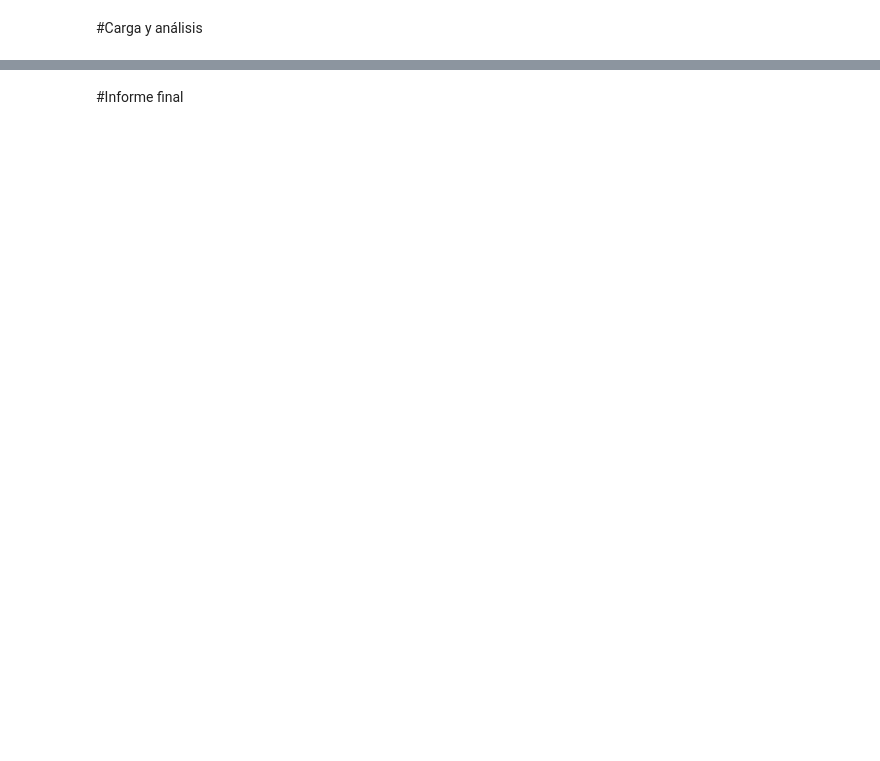
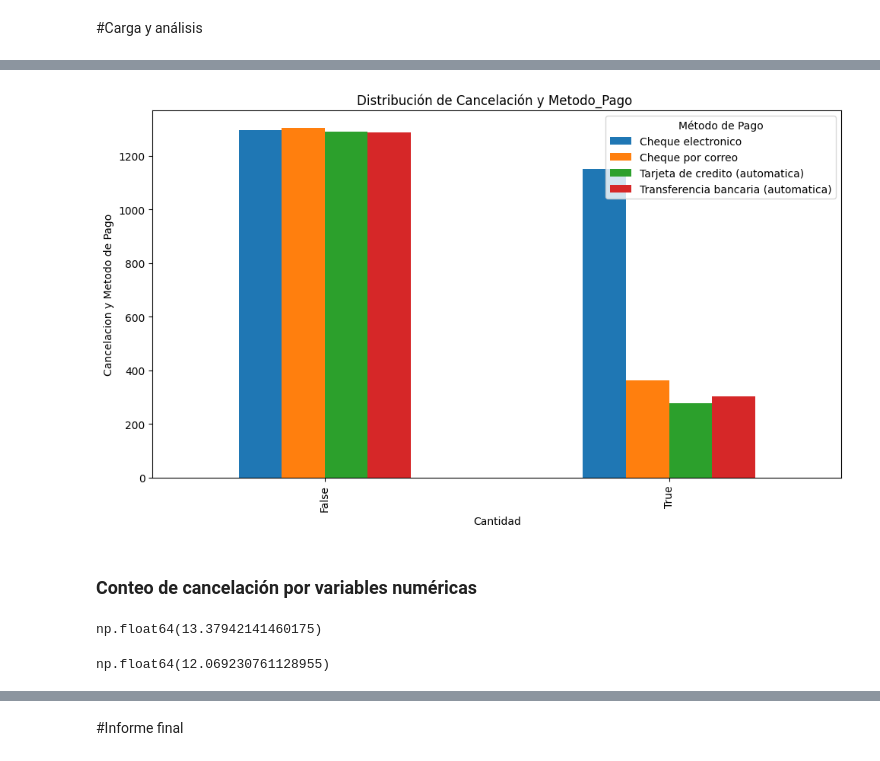
Before and after one commit to HadLe8/Challenge_TelecomX, a Jupyter notebook: Challenge_TelecomX.ipynb, the cells around one changed output, grey strips where cells are left out. Drawn from its saved outputs; the diff is of its cells as text; code cells hidden in the pictures; blank space fills up the shorter version.

```diff
--- a/Challenge_TelecomX.ipynb
+++ b/Challenge_TelecomX.ipynb
@@ -443,0 +572,12 @@ df.to_csv('DF_tratado.csv',index=False)
+# %%
+cancelacion_metodo.plot(kind='bar', figsize=(10, 6))
+plt.title('Distribución de Cancelación y Metodo_Pago ')
+plt.xlabel('Cantidad')
+plt.ylabel('Cancelacion y Metodo de Pago')
+plt.legend(title='Método de Pago')
+plt.tight_layout()
+plt.show()
+# %% [output]
+[figure, added]
+# %% [markdown]
+### Conteo de cancelación por variables numéricas
@@ -443,0 +587,12 @@ df.to_csv('DF_tratado.csv',index=False)
+# %%
+n=no_cancelados.shape[0]
+k=1+(10/3)*np.log10(n)
+k
+# %% [output]
+np.float64(13.37942141460175)
+# %%
+n=cancelados.shape[0]
+k=1+(10/3)*np.log10(n)
+k
+# %% [output]
+np.float64(12.069230761128955)
```
Also changed, not shown: parts of 44 cells of this notebook.
